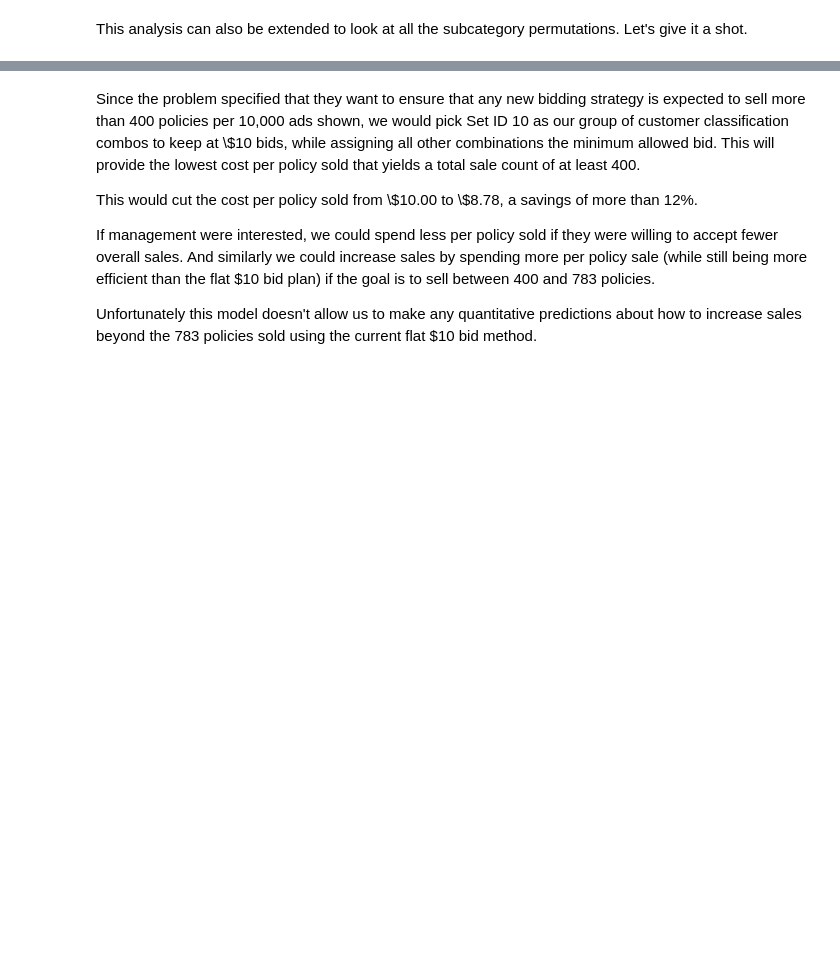
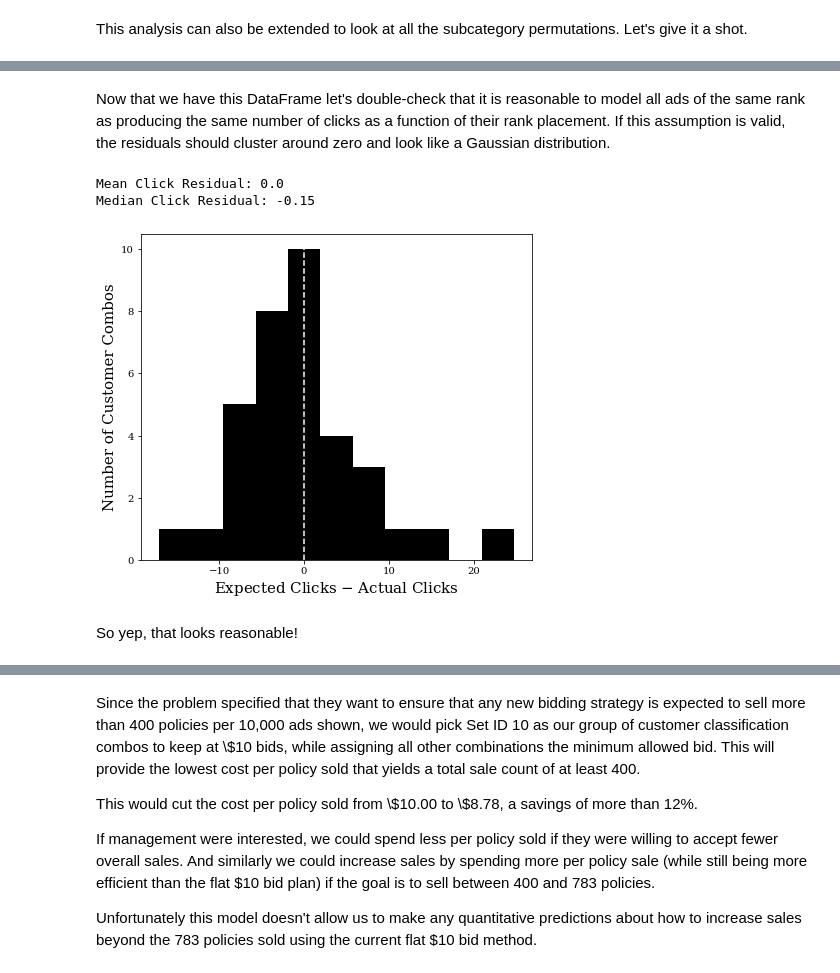
Before and after one commit to rdp135/Root_Insurance, a Jupyter notebook: PatsScratchWork.ipynb, the cells around one changed output, grey strips where cells are left out. Drawn from its saved outputs; the diff is of its cells as text; code cells hidden in the pictures; blank space fills up the shorter version.

```diff
--- a/PatsScratchWork.ipynb
+++ b/PatsScratchWork.ipynb
@@ -972,6 +973,53 @@ categories_df
 | 32 | Y | 3.0 | 1.0 | M | 0.190476 | 0.105094 | 21.0 | ... |
 | 33 | Y | 2.0 | 2.0 | S | 0.187500 | 0.118942 | 16.0 | ... |
 | 34 | Y | 3.0 | 2.0 | M | 0.111111 | 0.083356 | 18.0 | ... |
+# %% [markdown]
+Now that we have this DataFrame let's double-check that it is reasonable to model all ads of the same rank as producing the same number of clicks as a function of their rank placement. If this assumption is valid, the residuals should cluster around zero and look like a Gaussian distribution.
+# %%
+R1ExpClickPA = basic_info("rank",1,printout=False)[0]
+R2ExpClickPA = basic_info("rank",2,printout=False)[0]
+R3ExpClickPA = basic_info("rank",3,printout=False)[0]
+R4ExpClickPA = basic_info("rank",4,printout=False)[0]
+R5ExpClickPA = basic_info("rank",5,printout=False)[0]
+
+def Exp_Clicks(N):
+    Click_Num = 0
+
+    #This uses the exponential fit we calculated earlier
+    #Click_Num += categories_df['Rank1'].values[N]*f_exp(1,fit_exp_betas[0],fit_exp_betas[1])
+    #Click_Num += categories_df['Rank2'].values[N]*f_exp(2,fit_exp_betas[0],fit_exp_betas[1])
+    #Click_Num += categories_df['Rank3'].values[N]*f_exp(3,fit_exp_betas[0],fit_exp_betas[1])
+    #Click_Num += categories_df['Rank4'].values[N]*f_exp(4,fit_exp_betas[0],fit_exp_betas[1])
+    #Click_Num += categories_df['Rank5'].values[N]*f_exp(5,fit_exp_betas[0],fit_exp_betas[1])
+
+    #This takes the direct values from the data that had been used to fit the exponential
+    Click_Num += categories_df['Rank1'].values[N]*R1ExpClickPA
+    Click_Num += categories_df['Rank2'].values[N]*R2ExpClickPA
+    Click_Num += categories_df['Rank3'].values[N]*R3ExpClickPA
+    Click_Num += categories_df['Rank4'].values[N]*R4ExpClickPA
+    Click_Num += categories_df['Rank5'].values[N]*R5ExpClickPA
+    return Click_Num
+
+ClickResiduals = []
+for i in range(len(categories_df)):
+    ClickResiduals.append( Exp_Clicks(i) - categories_df['Total Clicks'].values[i] )
+ClickResiduals = np.array( ClickResiduals )
+
+print("Mean Click Residual:",round(np.mean(ClickResiduals),3))
+print("Median Click Residual:",round(np.median(ClickResiduals),3))
+
+plt.figure(figsize=(7,6))
+plt.hist(ClickResiduals, 11, facecolor='k')
+plt.axvline(0.0,color='white',linestyle='--')
+plt.xlabel('Expected Clicks $-$ Actual Clicks', fontsize=15)
+plt.ylabel('Number of Customer Combos', fontsize=15)
+plt.show()
+# %% [output]
+Mean Click Residual: 0.0
+Median Click Residual: -0.15
+[figure, added]
+# %% [markdown]
+So yep, that looks reasonable!
 # %%
 # We'll assume for now that the lowest possible bid one can make is $0.01,
 # since I doubt the search host would let you bid $0.00
```
Also changed, not shown: parts of 7 cells of this notebook.
